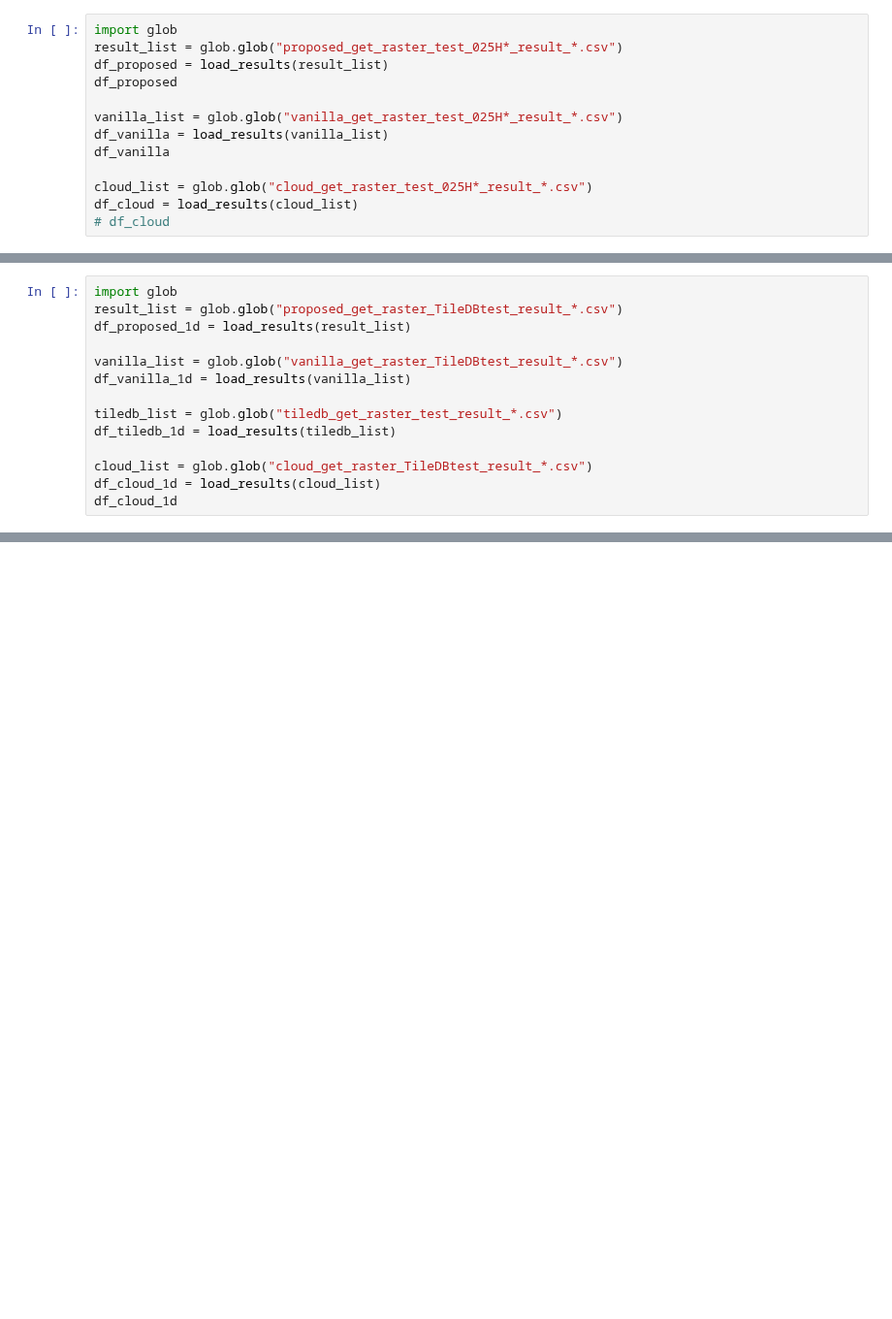
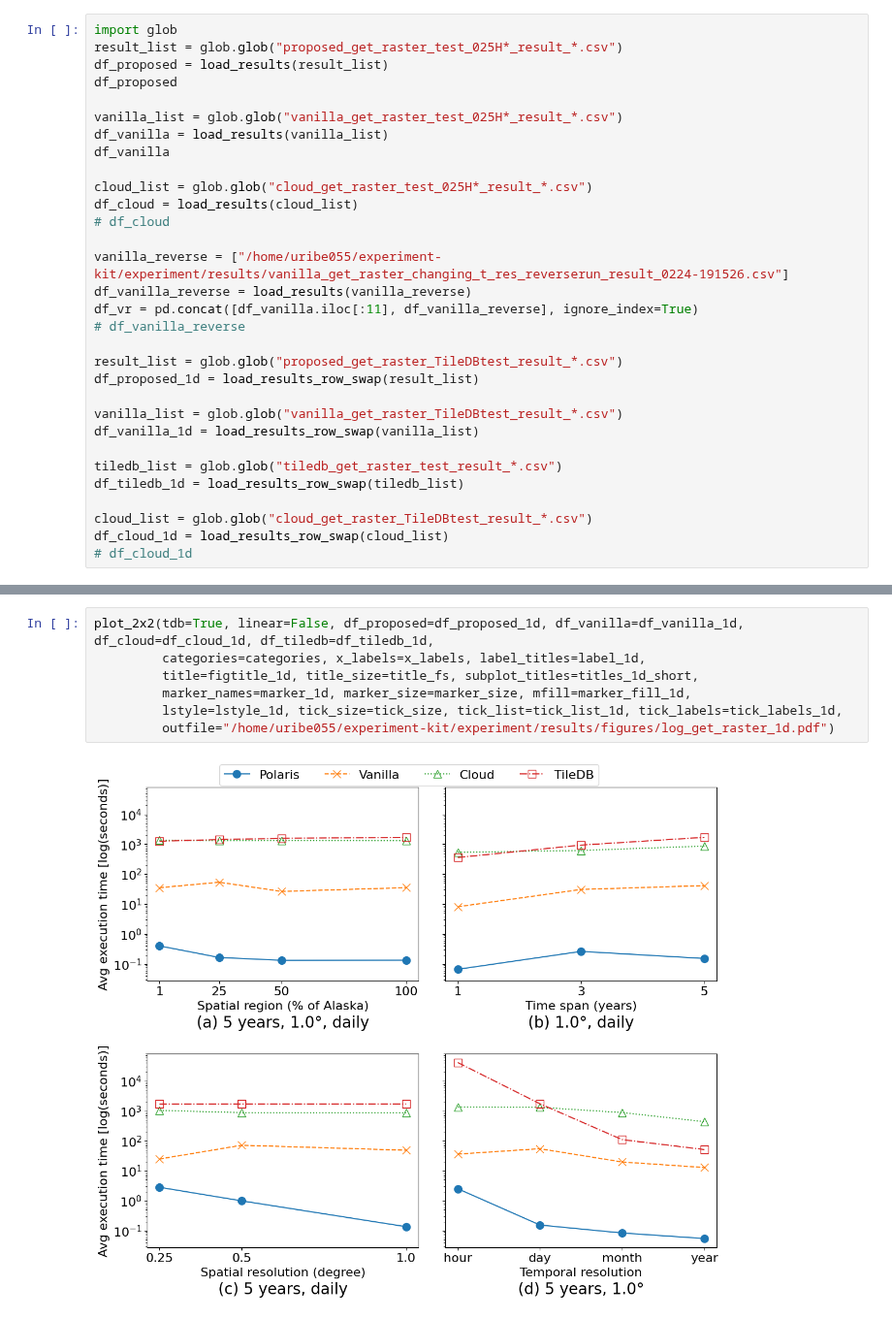
Before and after one commit to iharp3/experiment-kit, a Jupyter notebook: experiment/results/plot.ipynb, the cells around one changed output, grey strips where cells are left out. Shown at 97% size. Cells and saved outputs as stored; diff of their text form; blank space fills up the shorter version.

```diff
--- a/experiment/results/plot.ipynb
+++ b/experiment/results/plot.ipynb
@@ -52,3 +76,21 @@ df_vanilla
 cloud_list = glob.glob("cloud_get_raster_test_025H*_result_*.csv")
 df_cloud = load_results(cloud_list)
 # df_cloud
+
+vanilla_reverse = ["/home/uribe055/experiment-kit/experiment/results/vanilla_get_raster_changing_t_res_reverserun_result_0224-191526.csv"]
+df_vanilla_reverse = load_results(vanilla_reverse)
+df_vr = pd.concat([df_vanilla.iloc[:11], df_vanilla_reverse], ignore_index=True)
+# df_vanilla_reverse
+
+result_list = glob.glob("proposed_get_raster_TileDBtest_result_*.csv")
+df_proposed_1d = load_results_row_swap(result_list)
+
+vanilla_list = glob.glob("vanilla_get_raster_TileDBtest_result_*.csv")
+df_vanilla_1d = load_results_row_swap(vanilla_list)
+
+tiledb_list = glob.glob("tiledb_get_raster_test_result_*.csv")
+df_tiledb_1d = load_results_row_swap(tiledb_list)
+
+cloud_list = glob.glob("cloud_get_raster_TileDBtest_result_*.csv")
+df_cloud_1d = load_results_row_swap(cloud_list)
+# df_cloud_1d
@@ -383,14 +254,0 @@ def load_results(res_list):
-# %%
-import glob
-result_list = glob.glob("proposed_get_raster_TileDBtest_result_*.csv")
-df_proposed_1d = load_results(result_list)
-
-vanilla_list = glob.glob("vanilla_get_raster_TileDBtest_result_*.csv")
-df_vanilla_1d = load_results(vanilla_list)
-
-tiledb_list = glob.glob("tiledb_get_raster_test_result_*.csv")
-df_tiledb_1d = load_results(tiledb_list)
-
-cloud_list = glob.glob("cloud_get_raster_TileDBtest_result_*.csv")
-df_cloud_1d = load_results(cloud_list)
-df_cloud_1d
@@ -549,0 +255,9 @@ plt.show()
+# %%
+plot_2x2(tdb=True, linear=False, df_proposed=df_proposed_1d, df_vanilla=df_vanilla_1d, df_cloud=df_cloud_1d, df_tiledb=df_tiledb_1d,
+         categories=categories, x_labels=x_labels, label_titles=label_1d,
+         title=figtitle_1d, title_size=title_fs, subplot_titles=titles_1d_short,
+         marker_names=marker_1d, marker_size=marker_size, mfill=marker_fill_1d,
+         lstyle=lstyle_1d, tick_size=tick_size, tick_list=tick_list_1d, tick_labels=tick_labels_1d,
+         outfile="/home/uribe055/experiment-kit/experiment/results/figures/log_get_raster_1d.pdf")
+# %% [output]
+[figure, added]
```
Also changed, not shown: parts of 28 cells of this notebook, 11 other files.
